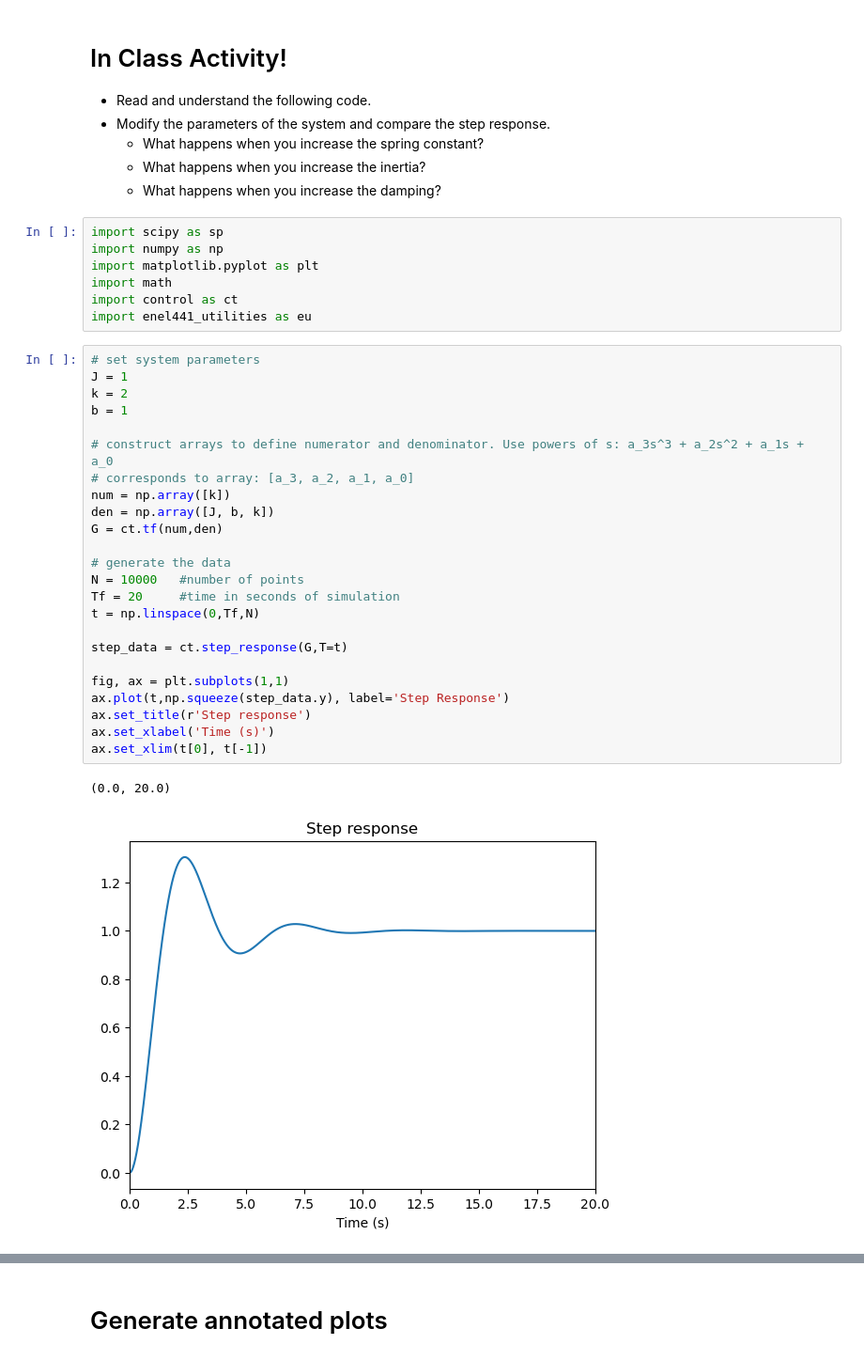
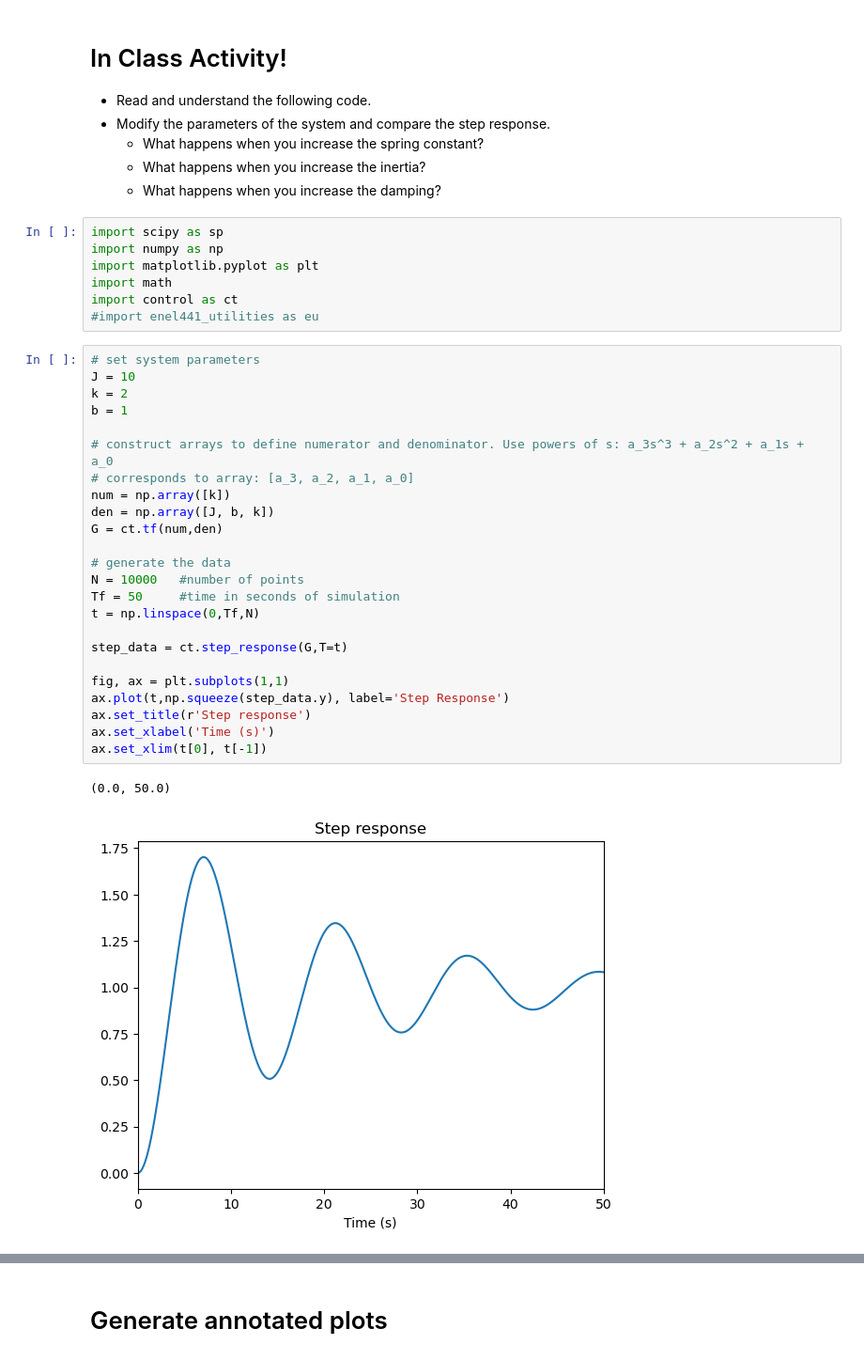
Before and after one commit to arneUofC/Unit-1---System-Modelling-and-Representation---2024, a Jupyter notebook: Unit 1 - Transfer Functions.ipynb, the cells around one changed output, grey strips where cells are left out. Shown at 94% size. Cells and saved outputs as stored; diff of their text form.

```diff
--- a/Unit 1 - Transfer Functions.ipynb
+++ b/Unit 1 - Transfer Functions.ipynb
@@ -187,34 +187,34 @@ import numpy as np
 import matplotlib.pyplot as plt
 import math
 import control as ct
-import enel441_utilities as eu
+#import enel441_utilities as eu
 # %%
 # set system parameters
-J = 1
+J = 10
 k = 2
 b = 1
 
 # construct arrays to define numerator and denominator. Use powers of s: a_3s^3 + a_2s^2 + a_1s + a_0
 # corresponds to array: [a_3, a_2, a_1, a_0]
 num = np.array([k])
 den = np.array([J, b, k])
 G = ct.tf(num,den)
 
 # generate the data
 N = 10000   #number of points
-Tf = 20     #time in seconds of simulation
+Tf = 50     #time in seconds of simulation
 t = np.linspace(0,Tf,N)
 
 step_data = ct.step_response(G,T=t)
 
 fig, ax = plt.subplots(1,1)
 ax.plot(t,np.squeeze(step_data.y), label='Step Response')
 ax.set_title(r'Step response')
 ax.set_xlabel('Time (s)')
 ax.set_xlim(t[0], t[-1])
 # %% [output]
-(0.0, 20.0)
+(0.0, 50.0)
-[figure, old version]
+[figure, new version]
 # %% [markdown]
 # Characteristics of a step response (Transient Response)
 
```
Also changed, not shown: parts of 23 cells of this notebook, 4 other files.
